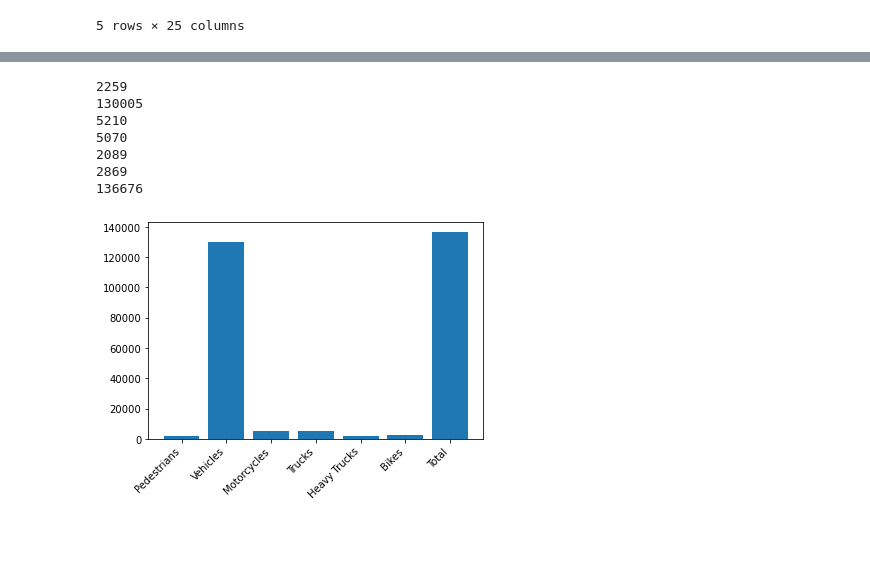
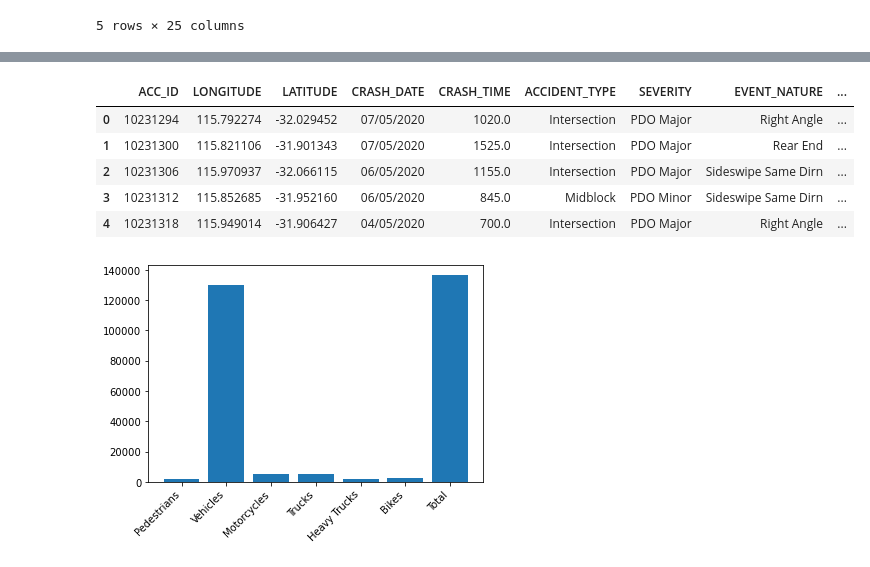
Before and after one commit to CMac-code/Project_Shark, a Jupyter notebook: car.ipynb, the cells around one changed output, grey strips where cells are left out. Cells and saved outputs as stored; diff of their text form; code cells hidden in the pictures; blank space fills up the shorter version.

```diff
--- a/car.ipynb
+++ b/car.ipynb
@@ -29,28 +20,28 @@ Index(['X', 'Y', 'OBJECTID', 'ACC_ID', 'ROAD_NO', 'ROAD_NAME',
 car_data.describe()
 # %%
 # filter out data not needed
-car_1 = car_data.drop(columns=["X","Y","OBJECTID","ROAD_NO","ROAD_NAME", "COMMON_ROAD_NAME", "CWAY", "SLK", "INTERSECTION_NO", "INTERSECTION_DESC"])
+car_df = car_data.drop(columns=["X","Y","OBJECTID","ROAD_NO","ROAD_NAME", "COMMON_ROAD_NAME", "CWAY", "SLK", "INTERSECTION_NO", "INTERSECTION_DESC"])
+car_df.head()
+# %% [output]
+|  | ACC_ID | LONGITUDE | LATITUDE | CRASH_DATE | CRASH_TIME | ACCIDENT_TYPE | SEVERITY | EVENT_NATURE | ... |
+| 0 | 10231294 | 115.792274 | -32.029452 | 07/05/2020 | 1020.0 | Intersection | PDO Major | Right Angle | ... |
+| 1 | 10231300 | 115.821106 | -31.901343 | 07/05/2020 | 1525.0 | Intersection | PDO Major | Rear End | ... |
+| 2 | 10231306 | 115.970937 | -32.066115 | 06/05/2020 | 1155.0 | Intersection | PDO Major | Sideswipe Same Dirn | ... |
+| 3 | 10231312 | 115.852685 | -31.952160 | 06/05/2020 | 845.0 | Midblock | PDO Minor | Sideswipe Same Dirn | ... |
+| 4 | 10231318 | 115.949014 | -31.906427 | 04/05/2020 | 700.0 | Intersection | PDO Major | Right Angle | ... |
 # %%
 # groupby year
 car_1.groupby("CRASH_DATE")["TOTAL_PEDESTRIANS_INVOLVED"]
 plt.bar(car_1.groupby("CRASH_DATE"), car_1["TOTAL_PEDESTRIANS_INVOLVED"])
 # %%
 # different types of crashes
-pedest = (car_1["TOTAL_PEDESTRIANS_INVOLVED"]>0).sum()
-vehicles = (car_1["TOTAL_OTHER_VEHICLES_INVOLVED"]>0).sum()
-motocycles = (car_1["TOTAL_MOTOR_CYCLE_INVOLVED"]>0).sum()
-trucks = (car_1["TOTAL_TRUCK_INVOLVED"]>0).sum()
-heavy_trucks = (car_1["TOTAL_HEAVY_TRUCK_INVOLVED"]>0).sum()
-bikes = (car_1["TOTAL_BIKE_INVOLVED"]>0).sum()
-total = len(car_1)
+pedest = (car_df["TOTAL_PEDESTRIANS_INVOLVED"]>0).sum()
+vehicles = (car_df["TOTAL_OTHER_VEHICLES_INVOLVED"]>0).sum()
+motocycles = (car_df["TOTAL_MOTOR_CYCLE_INVOLVED"]>0).sum()
+trucks = (car_df["TOTAL_TRUCK_INVOLVED"]>0).sum()
+heavy_trucks = (car_df["TOTAL_HEAVY_TRUCK_INVOLVED"]>0).sum()
+bikes = (car_df["TOTAL_BIKE_INVOLVED"]>0).sum()
+total = len(car_df)
-# %% [output]
-2259
-130005
-5210
-5070
-2089
-2869
-136676
 # %%
 types = ["Pedestrians", "Vehicles", "Motorcycles", "Trucks", "Heavy Trucks", "Bikes", "Total"]
 crash_types = [pedest, vehicles, motocycles, trucks, heavy_trucks, bikes, total]
```
Also changed, not shown: parts of 9 cells of this notebook, 1 other file.
